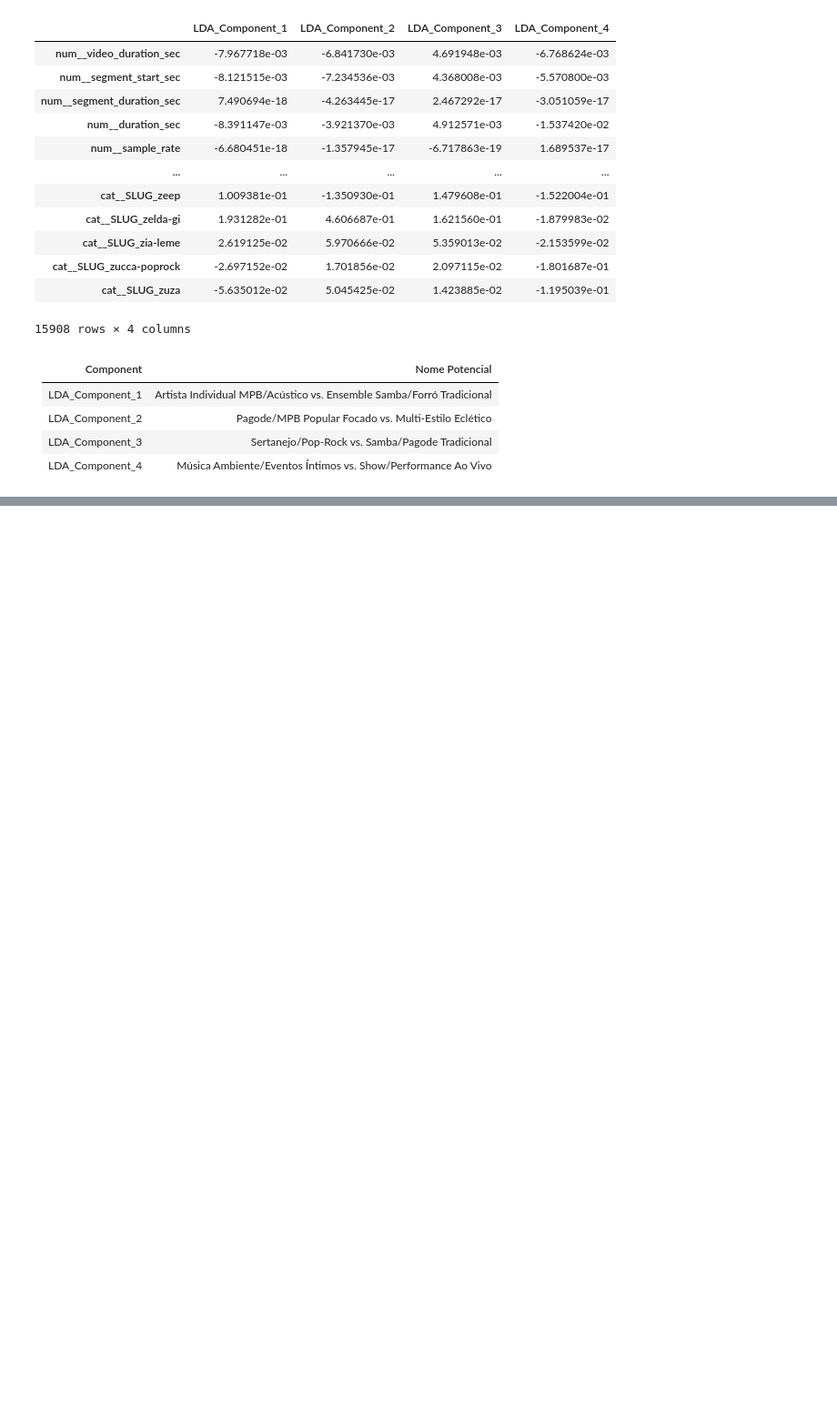
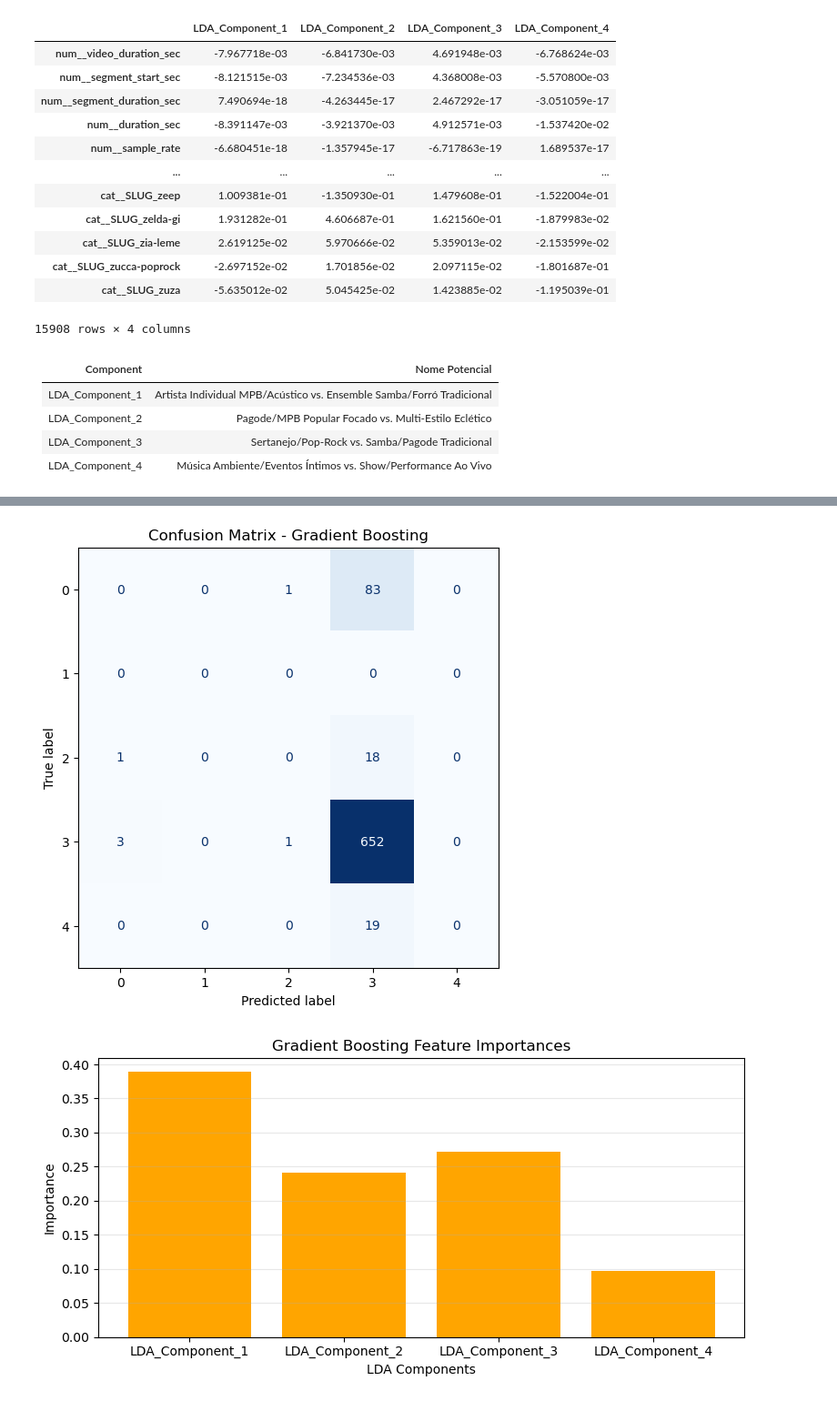
Before and after one commit to GabrielPow/Projeto-ML, a Jupyter notebook: notebooks/teste_lda.ipynb, the cells around one changed output, grey strips where cells are left out. Shown at 91% size. Cells and saved outputs as stored; diff of their text form; code cells hidden in the pictures; blank space fills up the shorter version.

```diff
--- a/notebooks/teste_lda.ipynb
+++ b/notebooks/teste_lda.ipynb
@@ -510,0 +649,70 @@ df_lda_components.to_csv("df_lda_components.csv")
+# %%
+from sklearn.ensemble import GradientBoostingClassifier
+from sklearn.metrics import classification_report, confusion_matrix, ConfusionMatrixDisplay
+
+# Transform the train/test sets into the LDA space
+X_train_lda = lda_pipeline.transform(X_train)
+X_test_lda = lda_pipeline.transform(X_test)
+
+# Build a pipeline that scales the LDA components and trains Gradient Boosting
+gb_pipeline = Pipeline([
+    ('scaler', StandardScaler()),
+    ('gb', GradientBoostingClassifier(
+        n_estimators=200,
+        learning_rate=0.1,
+        max_depth=3,
+        random_state=42
+    ))
+])
+
+print("Treinando Gradient Boosting no espaço LDA...")
+gb_pipeline.fit(X_train_lda, y_train)
+print("Treinamento concluído com sucesso!")
+
+# Predict and evaluate
+print("\nAvaliação do modelo Gradient Boosting:")
+y_pred_gb = gb_pipeline.predict(X_test_lda)
+print(classification_report(y_test, y_pred_gb))
+
+# Confusion matrix visualization
+cm = confusion_matrix(y_test, y_pred_gb, labels=gb_pipeline.named_steps['gb'].classes_)
+fig, ax = plt.subplots(figsize=(8, 6))
+ConfusionMatrixDisplay(confusion_matrix=cm, display_labels=gb_pipeline.named_steps['gb'].classes_).plot(ax=ax, cmap='Blues', colorbar=False)
+ax.set_title('Confusion Matrix - Gradient Boosting')
+plt.show()
+
+# Feature importances for the LDA components
+importances = gb_pipeline.named_steps['gb'].feature_importances_
+component_names = [f'LDA_Component_{i+1}' for i in range(X_train_lda.shape[1])]
+fig, ax = plt.subplots(figsize=(8, 4))
+ax.bar(component_names, importances, color='orange')
+ax.set_title('Gradient Boosting Feature Importances')
+ax.set_ylabel('Importance')
+ax.set_xlabel('LDA Components')
+ax.grid(axis='y', alpha=0.3)
+plt.tight_layout()
+plt.show()
+
+# Scatter plots for actual vs predicted classes on the first two LDA components
+plot_df = pd.DataFrame(X_test_lda[:, :2], columns=['LDA1', 'LDA2'], index=X_test.index)
+plot_df['actual'] = y_test
+plot_df['predicted'] = y_pred_gb
+
+fig, axes = plt.subplots(1, 2, figsize=(14, 5))
+scatter_actual = axes[0].scatter(plot_df['LDA1'], plot_df['LDA2'], c=plot_df['actual'], cmap='tab10', alpha=0.7)
+axes[0].set_title('Classes Reais na Primeira e Segunda Componentes LDA')
+axes[0].set_xlabel('LDA Component 1')
+axes[0].set_ylabel('LDA Component 2')
+axes[0].legend(*scatter_actual.legend_elements(), title='Classe')
+axes[0].grid(True, alpha=0.3)
+
+scatter_pred = axes[1].scatter(plot_df['LDA1'], plot_df['LDA2'], c=plot_df['predicted'], cmap='tab10', alpha=0.7)
+axes[1].set_title('Classes Previstas na Primeira e Segunda Componentes LDA')
+axes[1].set_xlabel('LDA Component 1')
+axes[1].set_ylabel('LDA Component 2')
+axes[1].legend(*scatter_pred.legend_elements(), title='Previsto')
+axes[1].grid(True, alpha=0.3)
+
+plt.tight_layout()
+plt.show()
+# %% [output]
@@ -510,0 +733,2 @@ df_lda_components.to_csv("df_lda_components.csv")
+[figure, added]
+[figure, added]
```
Also changed, not shown: parts of 6 cells of this notebook.
